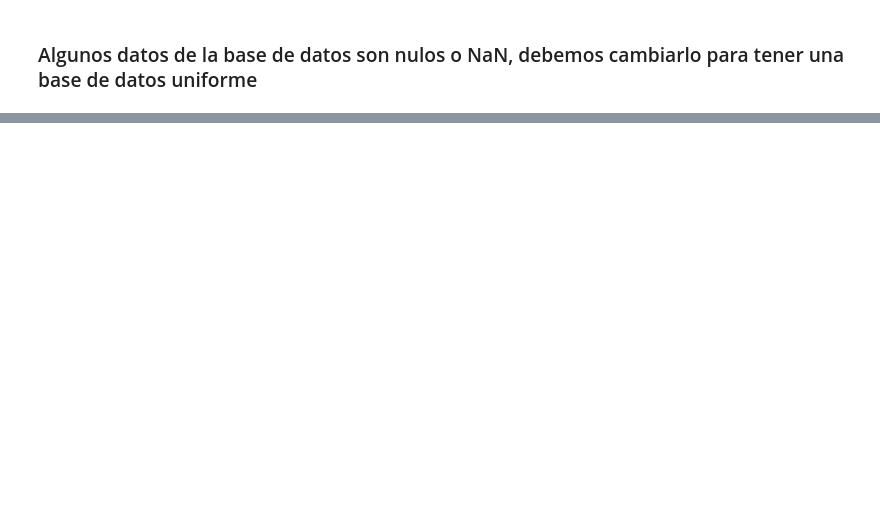
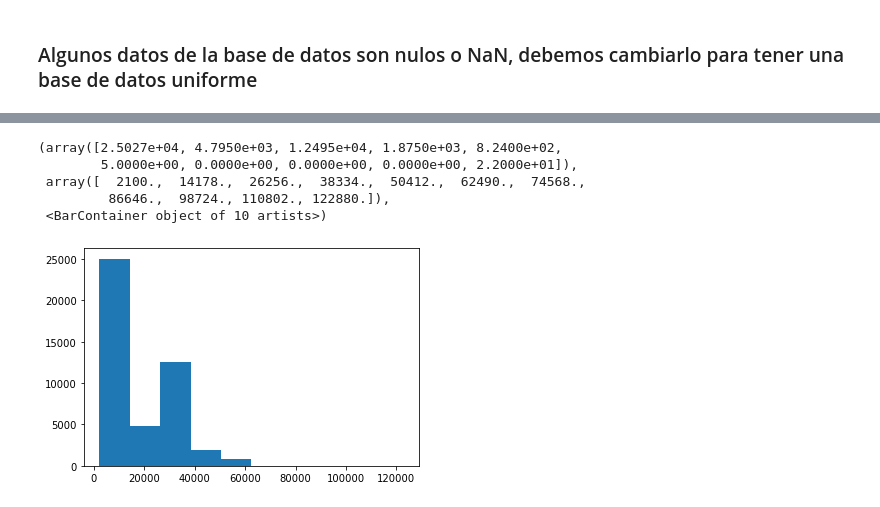
Before and after one commit to lcsr-rodriguez/Diplomado-ISP, a Jupyter notebook: ISP_DataScience.ipynb, the cells around one changed output, grey strips where cells are left out. Saved outputs shown, nothing was run; the diff lists cells and outputs as text; code cells hidden in the pictures; blank space fills up the shorter version.

```diff
--- a/ISP_DataScience.ipynb
+++ b/ISP_DataScience.ipynb
@@ -99,0 +117,10 @@ datos['DIRECCION'].fillna("SIN DIRECCIÓN", inplace = True)
+# %%
+# Histograma de velocidad de descarga Kb
+plt.hist(datos["MAX_BAJADA"])
+# %% [output]
+(array([2.5027e+04, 4.7950e+03, 1.2495e+04, 1.8750e+03, 8.2400e+02,
+        5.0000e+00, 0.0000e+00, 0.0000e+00, 0.0000e+00, 2.2000e+01]),
+ array([  2100.,  14178.,  26256.,  38334.,  50412.,  62490.,  74568.,
+         86646.,  98724., 110802., 122880.]),
+ <BarContainer object of 10 artists>)
+[figure, added]
```
Also changed, not shown: parts of 29 cells of this notebook, 1 other file.
